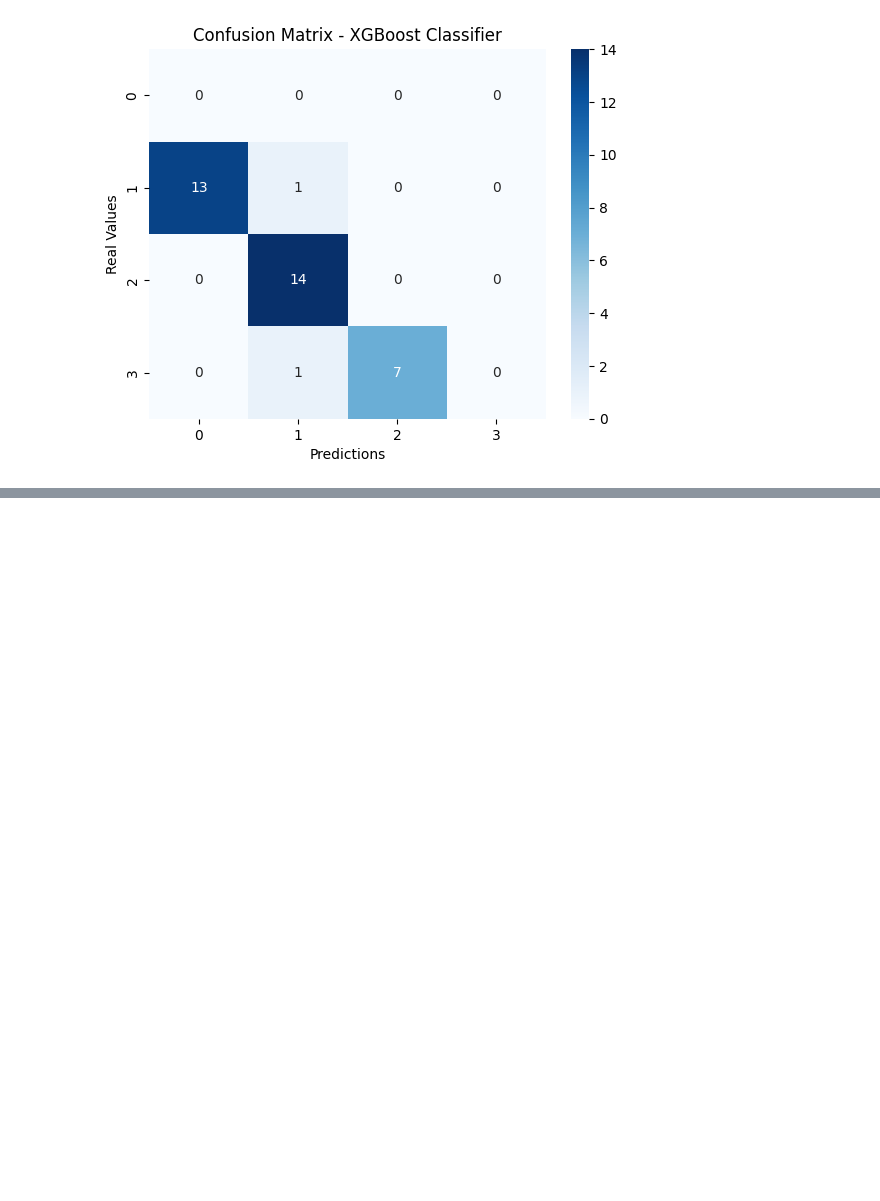
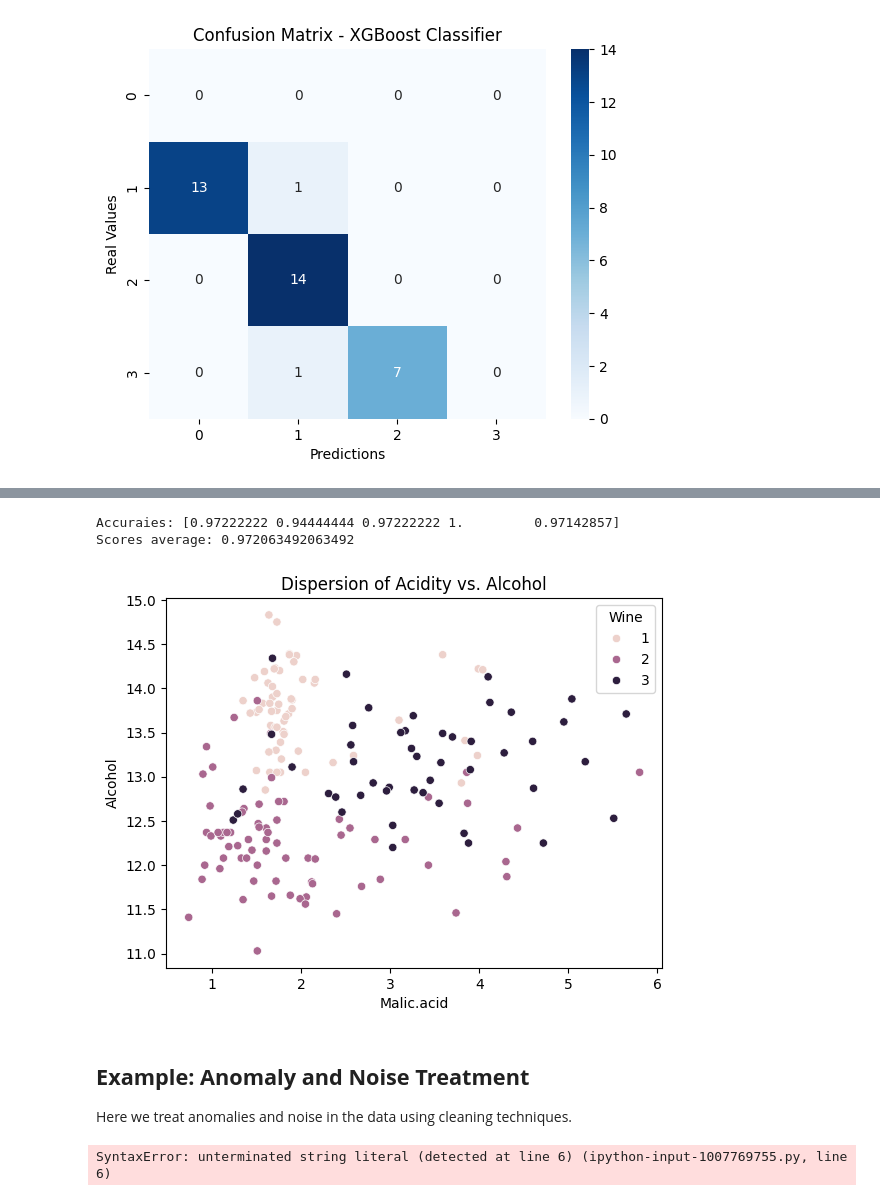
Before and after one commit to guilhermelaviola/ApplicationOfDataScienceForBusiness, a Jupyter notebook: Class08.ipynb, the cells around one changed output, grey strips where cells are left out. Saved outputs shown, nothing was run; the diff lists cells and outputs as text; code cells hidden in the pictures; blank space fills up the shorter version.

```diff
--- a/Class08.ipynb
+++ b/Class08.ipynb
@@ -105,0 +110,40 @@ plt.show()
+# %%
+# Splitting data ivide into predictor and target variables:
+X = wines_df.drop('Wine', axis=1)
+y = wines_df['Wine']
+
+# Initializing the model:
+model = RandomForestClassifier()
+
+# Performing cross-validation:
+scores = cross_val_score(model, X, y, cv=5)
+
+# Displaying the results:
+print(f'Accuraies: {scores}')
+print(f'Scores average: {scores.mean()}')
+
+# Scatter visualization to identify anomalies:
+sns.scatterplot(data=wines_df, x='Malic.acid', y='Alcohol', hue='Wine')
+plt.title('Dispersion of Acidity vs. Alcohol')
+plt.show()
+# %% [output]
+Accuraies: [0.97222222 0.94444444 0.97222222 1.         0.97142857]
+Scores average: 0.972063492063492
+[figure, added]
+# %% [markdown]
+## **Example: Anomaly and Noise Treatment**
+Here we treat anomalies and noise in the data using cleaning techniques.
+# %%
+# Remover anomalias baseadas em um limiar
+threshold = wines_df['Malic.acid'].quantile(0.95)
+data_cleaned = wines_df[wines_df['Malic.acid'] < threshold]
+
+# Noise treatment; normalization of values:
+data_cleaned['State'] = data_cleaned['State'].replace({'N. York': 'NY', 'New York':'SP})
+
+# Visualization of clean data:
+sns.scatterplot(data=data_cleaned, x='Malic.acid', y='Alcohol", hue='target')
+plt.title('Dispersion of Acidity and Alcohol (Clean Data)')
+plt.show()
+# %% [output]
+SyntaxError: unterminated string literal (detected at line 6) (ipython-input-1007769755.py, line 6)
```
Also changed, not shown: parts of 3 cells of this notebook.
